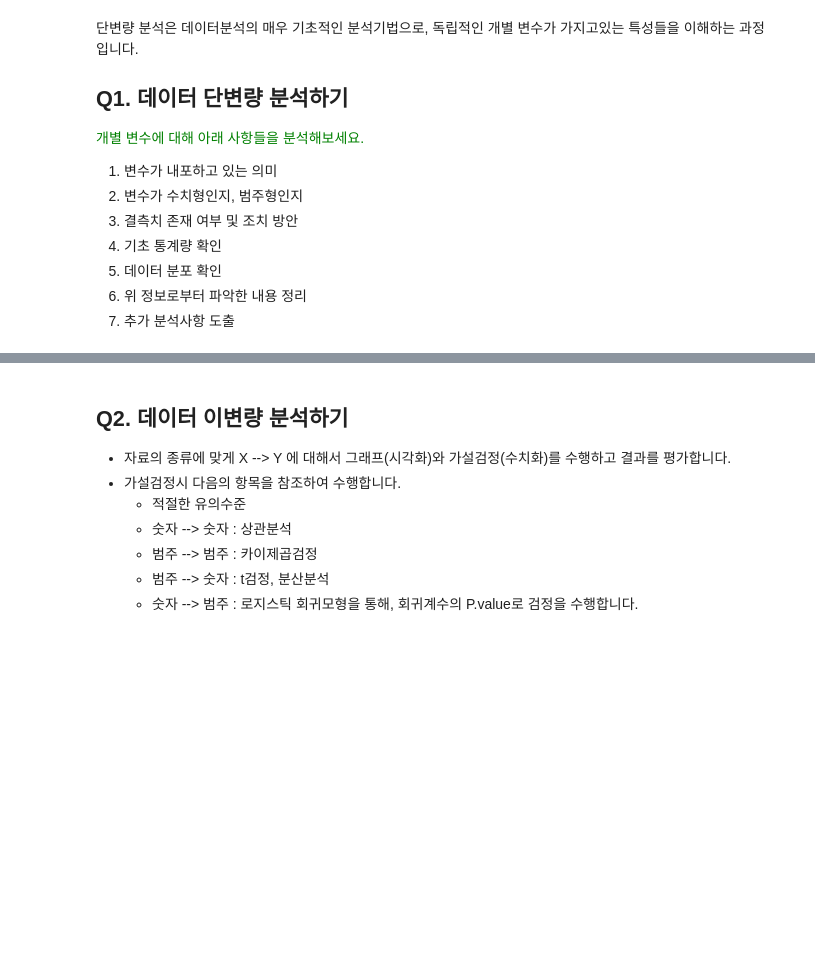
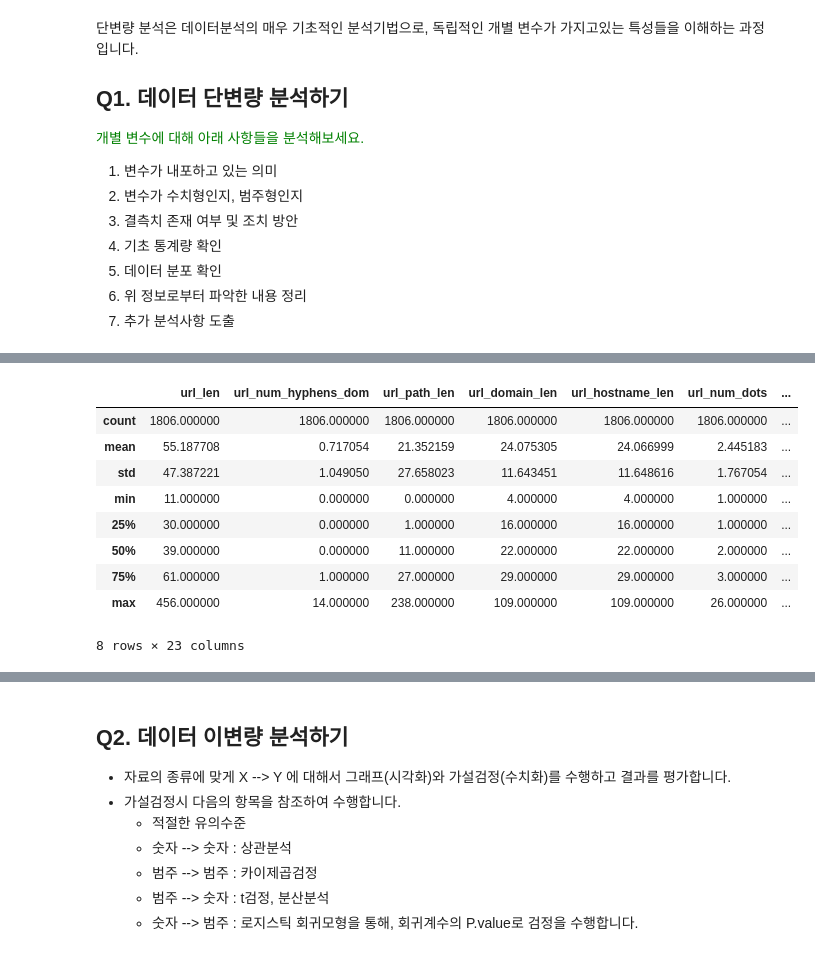
Before and after one commit to won4513/mini2, a Jupyter notebook: 2일차/2. 데이터 전처리.ipynb, the cells around one changed output, grey strips where cells are left out. Drawn from its saved outputs; the diff is of its cells as text; code cells hidden in the pictures; blank space fills up the shorter version.

```diff
--- a/2일차/2. 데이터 전처리.ipynb
+++ b/2일차/2. 데이터 전처리.ipynb
@@ -69,0 +149,13 @@
+# %%
+df[df['label'] == 'malicious'].describe()
+# %% [output]
+|  | url_len | url_num_hyphens_dom | url_path_len | url_domain_len | url_hostname_len | url_num_dots | ... |
+| count | 1806.000000 | 1806.000000 | 1806.000000 | 1806.000000 | 1806.000000 | 1806.000000 | ... |
+| mean | 55.187708 | 0.717054 | 21.352159 | 24.075305 | 24.066999 | 2.445183 | ... |
+| std | 47.387221 | 1.049050 | 27.658023 | 11.643451 | 11.648616 | 1.767054 | ... |
+| min | 11.000000 | 0.000000 | 0.000000 | 4.000000 | 4.000000 | 1.000000 | ... |
+| 25% | 30.000000 | 0.000000 | 1.000000 | 16.000000 | 16.000000 | 1.000000 | ... |
+| 50% | 39.000000 | 0.000000 | 11.000000 | 22.000000 | 22.000000 | 2.000000 | ... |
+| 75% | 61.000000 | 1.000000 | 27.000000 | 29.000000 | 29.000000 | 3.000000 | ... |
+| max | 456.000000 | 14.000000 | 238.000000 | 109.000000 | 109.000000 | 26.000000 | ... |
+8 rows × 23 columns
```
Also changed, not shown: parts of 18 cells of this notebook.
